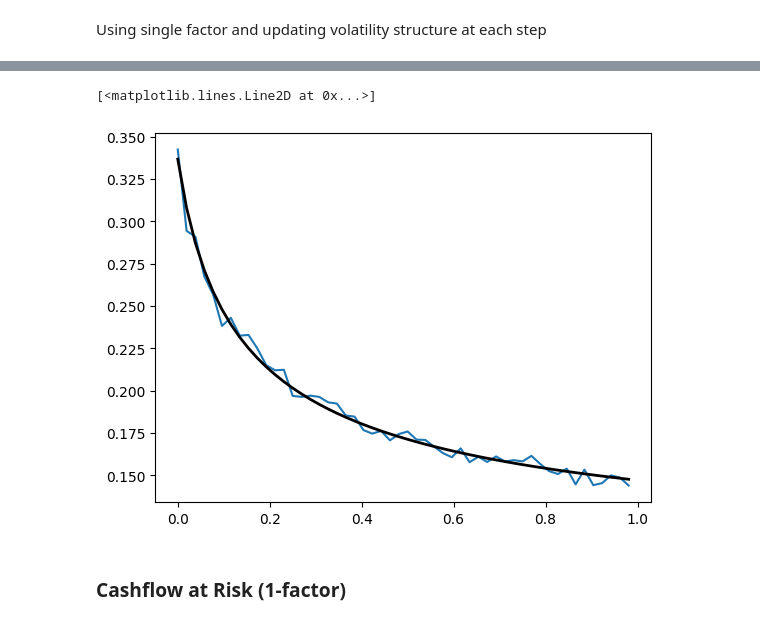
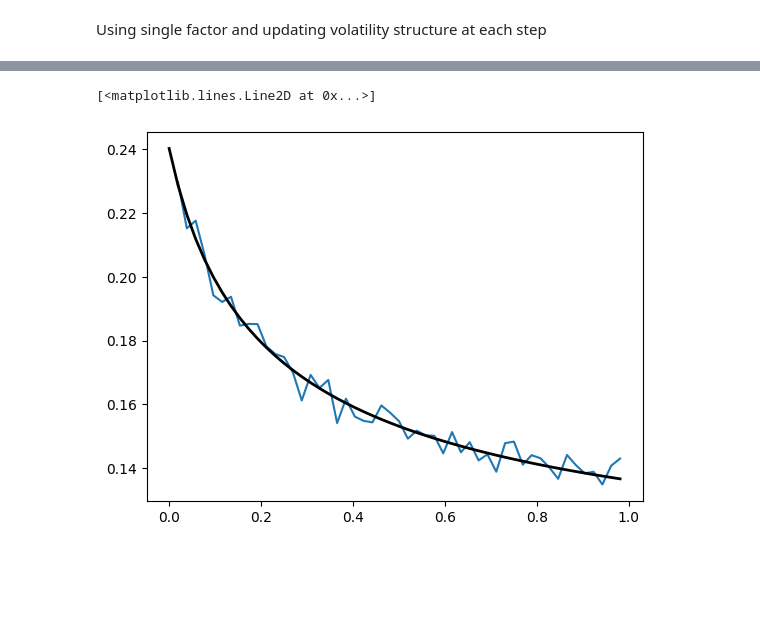
Before and after one commit to bmyksvoll/curves, a Jupyter notebook: bsr_simulation.ipynb, the cells around one changed output, grey strips where cells are left out. Saved outputs shown, nothing was run; the diff lists cells and outputs as text; code cells hidden in the pictures; blank space fills up the shorter version.

```diff
--- a/bsr_simulation.ipynb
+++ b/bsr_simulation.ipynb
@@ -83,11 +67,7 @@ plt.plot(times_t, vol_inst)
 
 t = 0
 T = 1
-tau =1/12
-
-a= 0.9
-b = 0.6
-c= 0.1
+tau =1/52
 
 vol = bsr_volatility.sigma_brs(t, tau, T, a,b,c)
 
@@ -164,11 +141,7 @@ n_sims = 1000  # Number of paths to simulate
 T = 2  # Total time in years
 dt = 1/365  # Daily time step
 #n_steps = int(T / dt)
-tau = 1/12
-
-b = 2/3/10
-a = 0.2*b
-c = 0.1
+tau = 1/52
 
 times = np.arange(0, T, dt)   # Time steps
 times_tau = np.arange(tau, T, dt)
@@ -178,17 +151,16 @@ vol_tau = bsr_volatility.sigma_brs(t, tau, times_tau, a,b,c)
 # Generate independent random samples
 w = np.random.randn(n_sims, 3)
 
-
 term_structure_initial = bsr_volatility.term_structure(times)  # initial term structure
-term_structure_tau = bsr_volatility.term_structure(times_tau)  # slice of initial term structure starting at tau.
+term_structure_tau = bsr_volatility.term_structure(times_tau)  # slice of initial term structure starting at
 
 f1 = bsr_volatility.sigma_factor1(t, tau, times_tau, a,b)
 f2 = bsr_volatility.sigma_factor2(t, tau, times_tau, a,b,c)
 f3 = bsr_volatility.sigma_factor3(t, tau, times_tau, c)
 
-z1 = np.exp(np.outer(w[:,0],f1) - 0.5 * f1**2*tau)
-z2 = np.exp(np.outer(w[:,1],f2) - 0.5 * f2**2*tau)
-z3 = np.exp(np.outer(w[:,2],f3) - 0.5 * f3**2*tau)
+z1 = np.exp(np.outer(w[:,0],f1) * np.sqrt(tau) - 0.5 * f1**2*tau)
+z2 = np.exp(np.outer(w[:,1],f2) * np.sqrt(tau) - 0.5 * f2**2*tau)
+z3 = np.exp(np.outer(w[:,2],f3) * np.sqrt(tau) - 0.5 * f3**2*tau)
 Z = z1*z2*z3
 
 sim_curves = Z *  term_structure_tau
@@ -224,18 +196,17 @@ In the example below. The volatility term structure for each step in a weekly si
 dt = 1/52
 T = 1
 
-b = 2/3/10
-a = 0.2*b
-c = 0.1
 
 initial_times = np.arange(0, T, dt)   # Time steps
 vol = [0] * initial_times
 
 for i, t in enumerate(initial_times):
     step_times = initial_times + t
-    sigma = bsr_volatility.sigma_brs(0, t+dt, step_times, a,b,c)
+    sigma = bsr_volatility.sigma_brs(0, t+dt, step_times+dt+dt, a,b,c)
     vol[i] = sigma[0]
     plt.plot(step_times, sigma)
 
 plt.plot(initial_times, vol, color='black', lw=2, label='Term Structure')
+
+bsr_volatility.sigma_brs(0, dt, dt+dt, a,b,c)
 # %% [output]
@@ -255,10 +226,6 @@ Using single factor and updating volatility structure at each step
 
 dt = 1/52
 T = 1
-
-b = 2/3/10
-a = 0.2*b
-c = 0.1
 
 n_sims = 1000
 
@@ -272,8 +239,8 @@ changes =  np.zeros((n_sims, n_steps))
 
 for i, t in enumerate(initial_times):
     step_times = initial_times + t
-    sigma = bsr_volatility.sigma_brs(0, t+dt, step_times, a,b,c) # Update the volatility
-    shocks[:,i] = np.exp(sigma[0] * w[:,i] - 0.5 * sigma[0]**2*dt)
+    sigma = bsr_volatility.sigma_brs(0, t+dt, step_times+dt+dt, a,b,c) # Update the volatility
+    shocks[:,i] = np.exp(sigma[0] * w[:,i] * np.sqrt(dt)- 0.5 * sigma[0]**2*dt)
 # %%
 for i, t in enumerate(shocks):
     plt.plot(initial_times, shocks[i,:], lw = 0.2)
@@ -282,11 +249,12 @@ for i, t in enumerate(shocks):
 # %%
-f_returns = np.log(shocks)
-std_sim_f_returns = np.std(f_returns, axis = 0)
 
-plt.plot(initial_times, std_sim_f_returns)
+cum_shocks = np.cumprod(shocks,axis =1)
+cum_returns = np.log(cum_shocks[:,1:]/cum_shocks[:,:-1])
+std_cum_returns = np.std(cum_returns, axis = 0) *np.sqrt(1/dt)
+
+
+plt.plot(initial_times[1:], std_cum_returns)
 plt.plot(initial_times, vol, color='black', lw=2, label='Term Structure')
 # %% [output]
 [<matplotlib.lines.Line2D at 0x...>]
-[figure, old version]
+[figure, new version]
-# %% [markdown]
-### Cashflow at Risk (1-factor)
```
Also changed, not shown: parts of 13 cells of this notebook, 5 other files.
